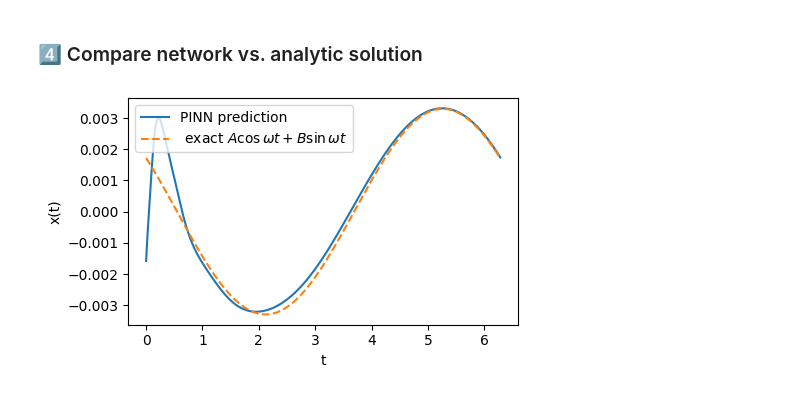
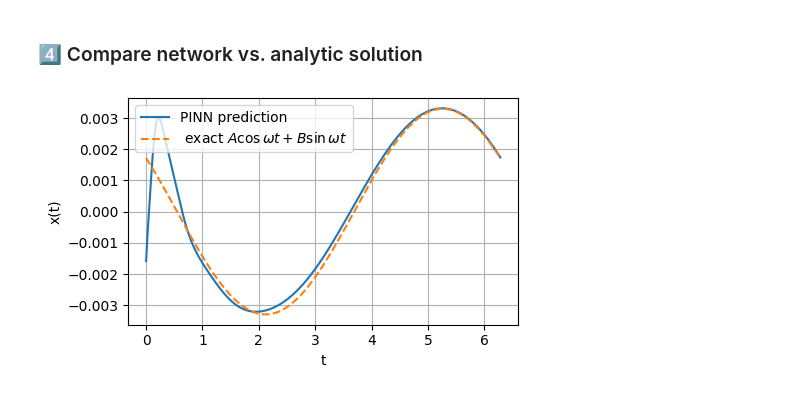
Before and after one commit to Scriber-Labs/lf-pinn-harmonic-oscillator, a Jupyter notebook: notebooks/demo.ipynb, the cells around one changed output. Saved outputs shown, nothing was run; the diff lists cells and outputs as text; code cells hidden in the pictures.

```diff
--- a/notebooks/demo.ipynb
+++ b/notebooks/demo.ipynb
@@ -90,24 +87,25 @@ plt.show()
 # %%
 # Dense grid for visualization
 t_dense = torch.linspace(0, 2 * torch.pi, 500, device=device).view(-1, 1)
 with torch.no_grad():
     x_pred = model(t_dense).cpu().squeeze()
 
 # Fit the two unknown constants (A, B) of the analytic solution
 # x(t) = A * cos(omega*t) + B * sin(omega*t) using least squares.
 t_np = t_dense.cpu().numpy()
 W    = np.column_stack([np.cos(omega * t_np), np.sin(omega * t_np)])
 A_B, *_ = np.linalg.lstsq(W, x_pred.numpy(), rcond=None)    # [A, B]
 
 x_exact = torch.tensor(W @ A_B, dtype=x_pred.dtype)
 
 plt.figure(figsize=(5, 3))
 plt.plot(t_dense.cpu(), x_pred,  label="PINN prediction")
 plt.plot(t_dense.cpu(), x_exact, label=" exact $A\\cos\\omega t+B\\sin\\omega t$", ls="--")
 plt.xlabel("t")
 plt.ylabel("x(t)")
 plt.legend()
 plt.tight_layout()
+plt.grid(True)
 plt.show()
 # %% [output]
-[figure, old version]
+[figure, new version]
```
Also changed, not shown: parts of 1 cell of this notebook, 2 other files.
